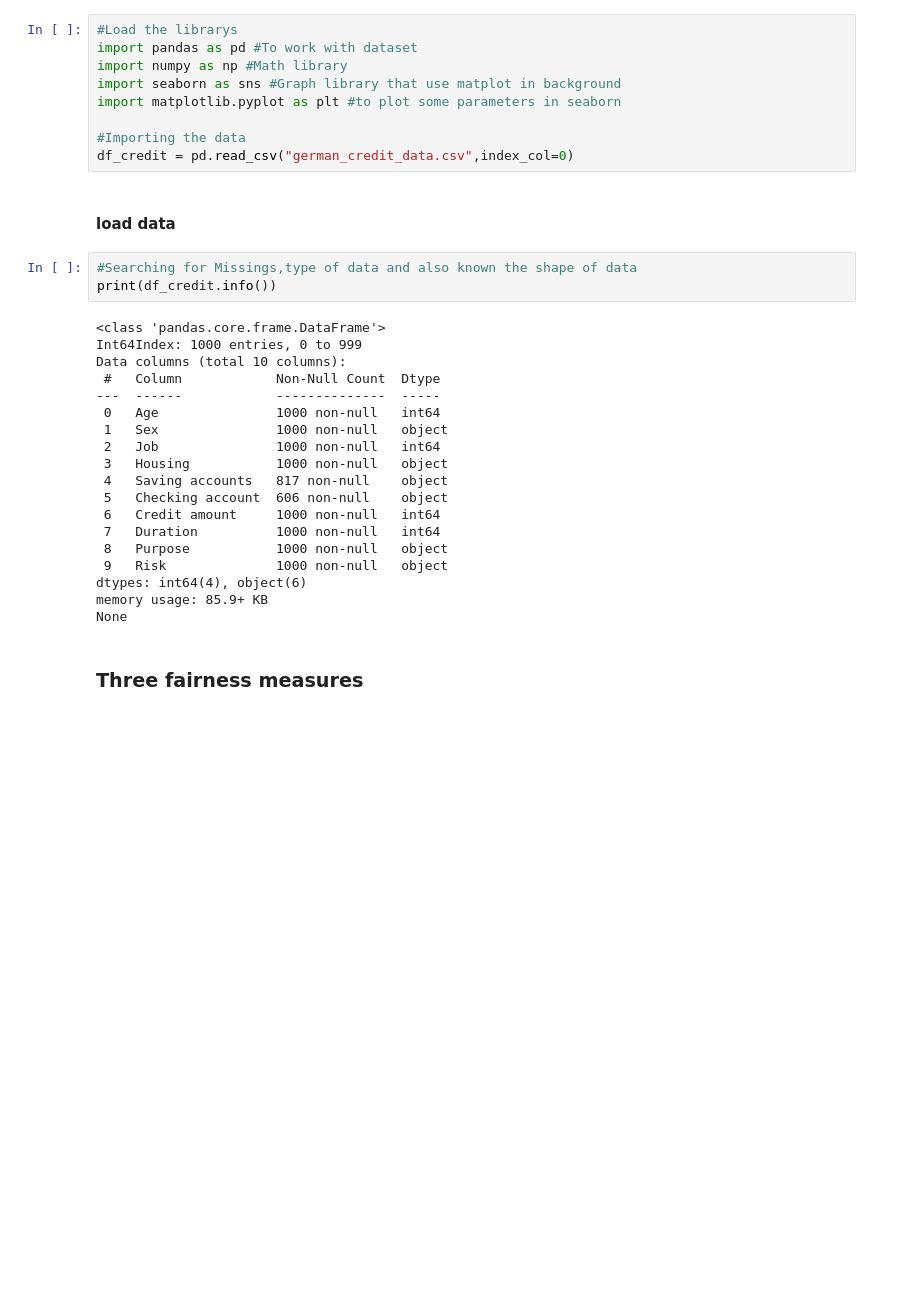
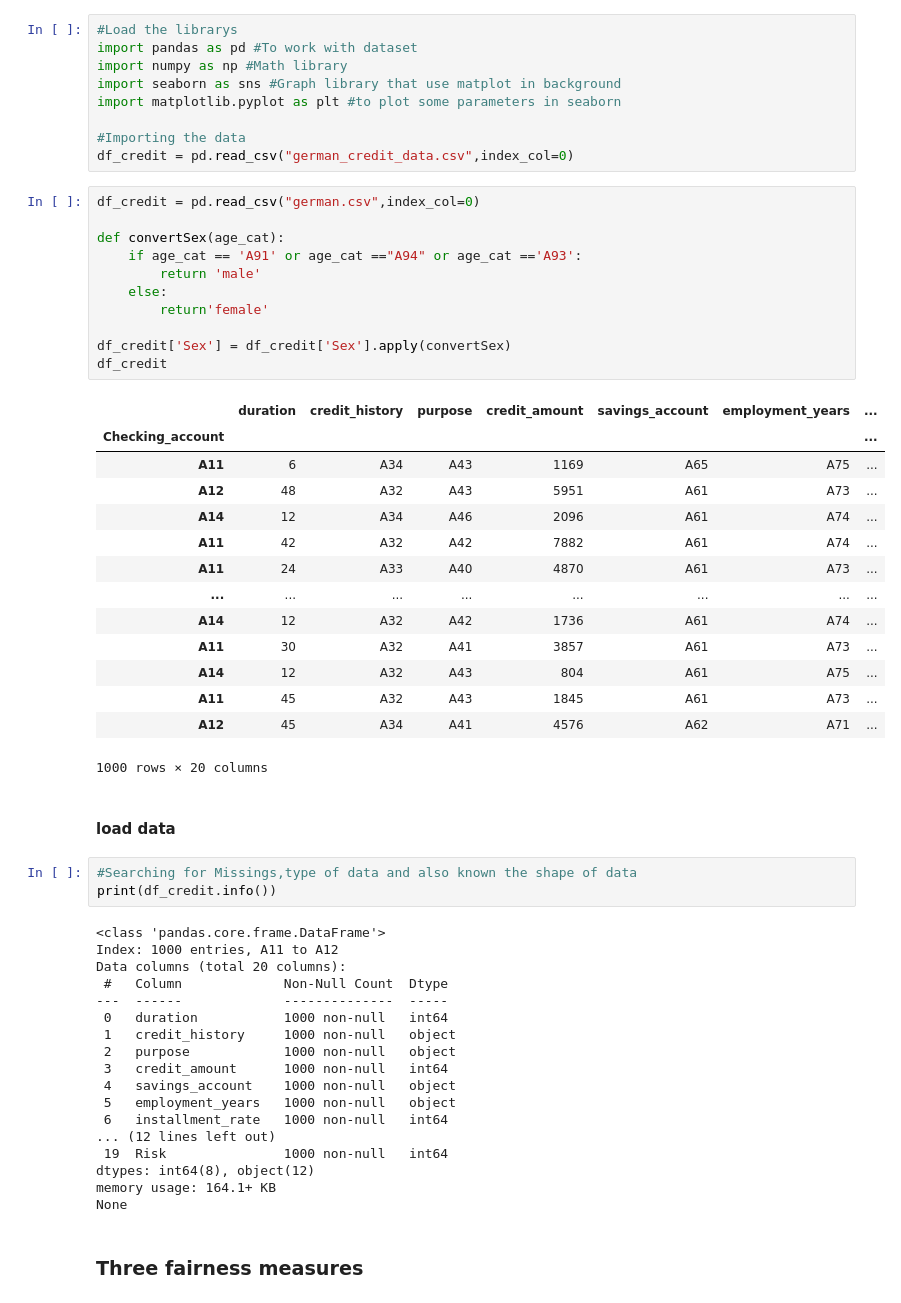
Before and after one commit to chuchugo/seai_i4, a Jupyter notebook: fair_evaluation.ipynb, the cells around one changed output. Cells and saved outputs as stored; diff of their text form; blank space fills up the shorter version.

Commit message:
changed german.csv

```diff
--- a/fair_evaluation.ipynb
+++ b/fair_evaluation.ipynb
@@ -7,6 +7,32 @@ import matplotlib.pyplot as plt #to plot some parameters in seaborn
 
 #Importing the data
 df_credit = pd.read_csv("german_credit_data.csv",index_col=0)
+# %%
+df_credit = pd.read_csv("german.csv",index_col=0)
+
+def convertSex(age_cat):
+    if age_cat == 'A91' or age_cat =="A94" or age_cat =='A93':
+        return 'male'
+    else:
+        return'female'
+
+df_credit['Sex'] = df_credit['Sex'].apply(convertSex)
+df_credit
+# %% [output]
+|  | duration | credit_history | purpose | credit_amount | savings_account | employment_years | ... |
+| Checking_account |  |  |  |  |  |  | ... |
+| A11 | 6 | A34 | A43 | 1169 | A65 | A75 | ... |
+| A12 | 48 | A32 | A43 | 5951 | A61 | A73 | ... |
+| A14 | 12 | A34 | A46 | 2096 | A61 | A74 | ... |
+| A11 | 42 | A32 | A42 | 7882 | A61 | A74 | ... |
+| A11 | 24 | A33 | A40 | 4870 | A61 | A73 | ... |
+| ... | ... | ... | ... | ... | ... | ... | ... |
+| A14 | 12 | A32 | A42 | 1736 | A61 | A74 | ... |
+| A11 | 30 | A32 | A41 | 3857 | A61 | A73 | ... |
+| A14 | 12 | A32 | A43 | 804 | A61 | A75 | ... |
+| A11 | 45 | A32 | A43 | 1845 | A61 | A73 | ... |
+| A12 | 45 | A34 | A41 | 4576 | A62 | A71 | ... |
+1000 rows × 20 columns
 # %% [markdown]
 #### load data
 # %%
@@ -14,22 +40,21 @@ df_credit = pd.read_csv("german_credit_data.csv",index_col=0)
 print(df_credit.info())
 # %% [output]
 <class 'pandas.core.frame.DataFrame'>
-Int64Index: 1000 entries, 0 to 999
-Data columns (total 10 columns):
- #   Column            Non-Null Count  Dtype
----  ------            --------------  -----
- 0   Age               1000 non-null   int64
- 1   Sex               1000 non-null   object
- 2   Job               1000 non-null   int64
- 3   Housing           1000 non-null   object
- 4   Saving accounts   817 non-null    object
- 5   Checking account  606 non-null    object
- 6   Credit amount     1000 non-null   int64
- 7   Duration          1000 non-null   int64
- 8   Purpose           1000 non-null   object
- 9   Risk              1000 non-null   object
-dtypes: int64(4), object(6)
-memory usage: 85.9+ KB
+Index: 1000 entries, A11 to A12
+Data columns (total 20 columns):
+ #   Column             Non-Null Count  Dtype
+---  ------             --------------  -----
+ 0   duration           1000 non-null   int64
+ 1   credit_history     1000 non-null   object
+ 2   purpose            1000 non-null   object
+ 3   credit_amount      1000 non-null   int64
+ 4   savings_account    1000 non-null   object
+ 5   employment_years   1000 non-null   object
+ 6   installment_rate   1000 non-null   int64
+... (12 lines left out)
+ 19  Risk               1000 non-null   int64
+dtypes: int64(8), object(12)
+memory usage: 164.1+ KB
 None
 # %% [markdown]
 ### Three fairness measures
```
Also changed, not shown: 6 other files.
